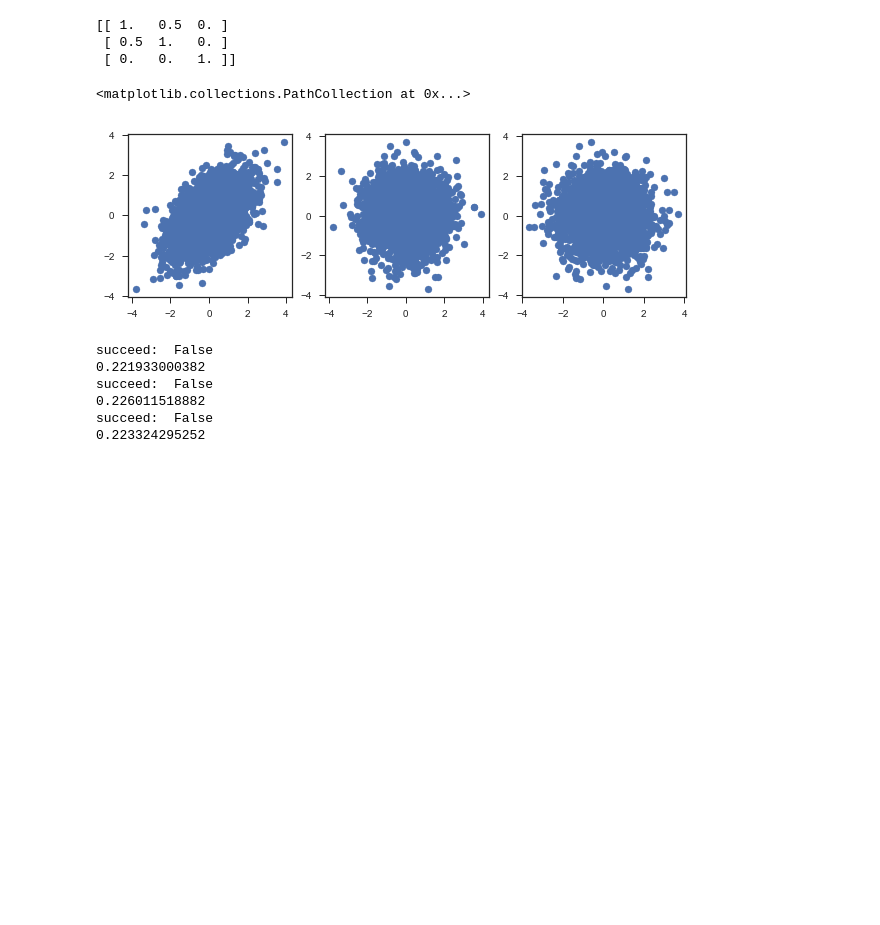
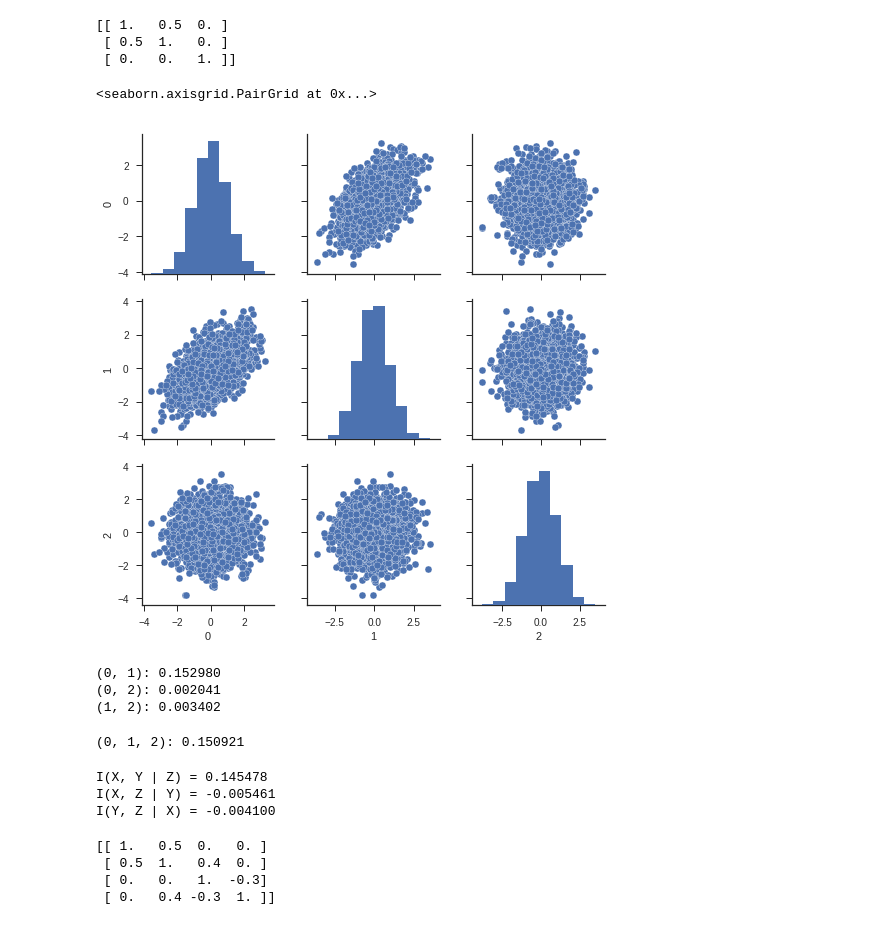
Before and after one commit to y-takashina/density_ratio, a Jupyter notebook: cmi.ipynb, the cells around one changed output. Drawn from its saved outputs; the diff is of its cells as text; code cells hidden in the pictures; blank space fills up the shorter version.

```diff
--- a/cmi.ipynb
+++ b/cmi.ipynb
@@ -1,11 +1,13 @@
 # %%
 import tqdm
-import approximate_mutual_information
-import approximate_conditional_mutual_information
+import mlmi
+import mlmi3
 import numpy as np
 import scipy.stats
+import pandas as pd
+import networkx as nx
 import matplotlib.pyplot as plt
 % matplotlib inline
-import seaborn
-seaborn.set_style('ticks')
+import seaborn as sns
+sns.set_style('ticks')
 # %%
@@ -19,25 +20,42 @@ X = scipy.stats.multivariate_normal(mean=[0, 0, 0], cov=cov).rvs(3000)
 [[ 1.   0.5  0. ]
  [ 0.5  1.   0. ]
  [ 0.   0.   1. ]]
-# %%
-plt.subplots(1, 3, figsize=[10, 3])
-plt.subplot(1, 3, 1)
-plt.scatter(X[:, 0], X[:, 1])
-plt.subplot(1, 3, 2)
-plt.scatter(X[:, 0], X[:, 2])
-plt.subplot(1, 3, 3)
-plt.scatter(X[:, 1], X[:, 2])
-# %% [output]
-<matplotlib.collections.PathCollection at 0x...>
-[figure, removed]
+# %%
+sns.pairplot(pd.DataFrame(X))
+# %% [output]
+<seaborn.axisgrid.PairGrid at 0x...>
+[figure, added]
 # %%
+ami = np.zeros([3, 3])
 for i, j in [(0, 1), (0, 2), (1, 2)]:
-    ami = approximate_conditional_mutual_information.approximated_conditional_mutual_information(X, i=i, j=j, n_b=200)
-    print(ami)
+    ami[j, i] = ami[i, j] = mlmi.mutual_information(X[:, [i, j]], n_b=200)
+    print('(%d, %d): %f' % (i, j, ami[i, j]))
 # %% [output]
-succeed:  False
-0.221933000382
-succeed:  False
-0.226011518882
-succeed:  False
-0.223324295252
+(0, 1): 0.152980
+(0, 2): 0.002041
+(1, 2): 0.003402
+# %%
+ami3 = mlmi3.mutual_information(X, n_b=200)
+print('(0, 1, 2): %f' % ami3)
+# %% [output]
+(0, 1, 2): 0.150921
+# %%
+print('I(X, Y | Z) = %f' % (ami3 - ami[0, 2] - ami[1, 2]))
+print('I(X, Z | Y) = %f' % (ami3 - ami[0, 1] - ami[2, 1]))
+print('I(Y, Z | X) = %f' % (ami3 - ami[1, 0] - ami[2, 0]))
+# %% [output]
+I(X, Y | Z) = 0.145478
+I(X, Z | Y) = -0.005461
+I(Y, Z | X) = -0.004100
+# %%
+cov = [[1,   0.5,    0,    0],
+       [0.5,   1,  0.4,    0],
+       [0,     0,    1, -0.3],
+       [0,   0.4, -0.3,    1]]
+print(np.array(cov))
+X = scipy.stats.multivariate_normal(mean=[0, 0, 0, 0], cov=cov).rvs(3000)
+# %% [output]
+[[ 1.   0.5  0.   0. ]
+ [ 0.5  1.   0.4  0. ]
+ [ 0.   0.   1.  -0.3]
+ [ 0.   0.4 -0.3  1. ]]
```
Also changed, not shown: parts of 3 cells of this notebook, 6 other files.
